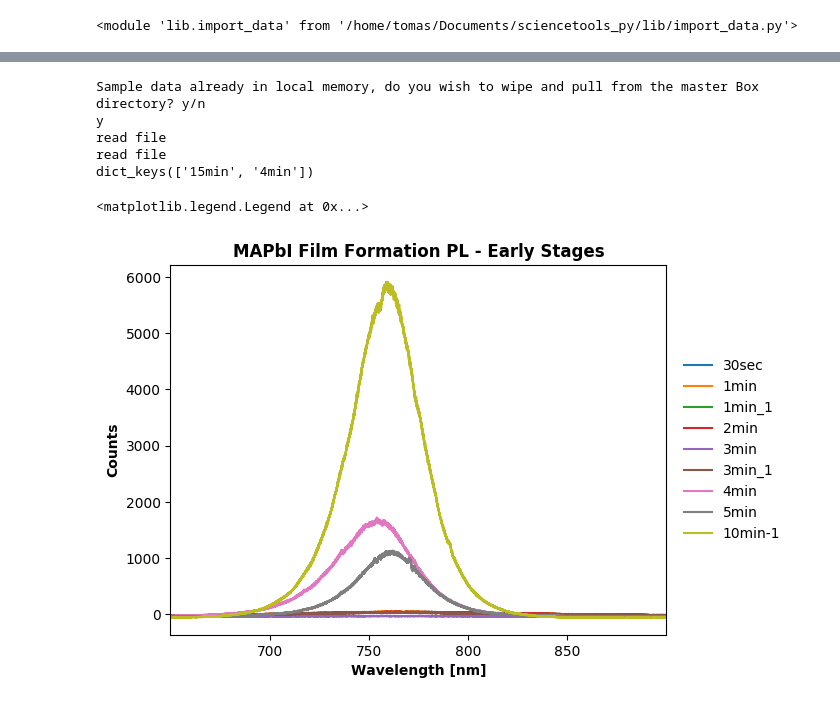
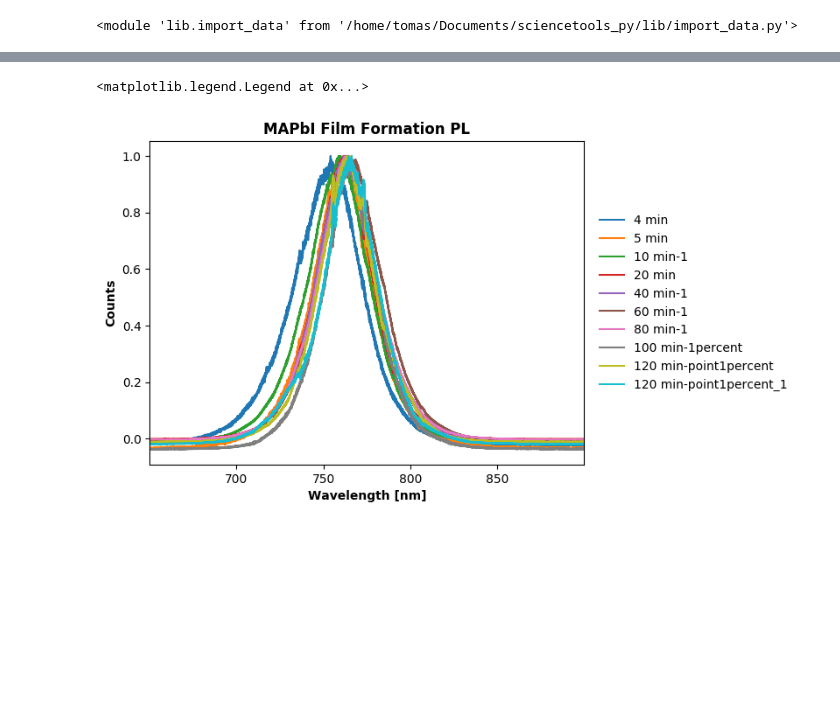
Before and after one commit to tomasbar/sciencetools_py, a Jupyter notebook: plotPL.ipynb, the cells around one changed output, grey strips where cells are left out. Drawn from its saved outputs; the diff is of its cells as text; code cells hidden in the pictures; blank space fills up the shorter version.

Commit message:
All plots working, log and normalized too

```diff
--- a/plotPL.ipynb
+++ b/plotPL.ipynb
@@ -86,65 +101,50 @@ read file
-# %%
-# Identify the folder(s) where the raw, original data is
-# Use a list to store multiple directories that you want ready to plot
-
-# ETB-048 Variables
-samples_dir_etb048 = "190904 ETB-048 MAPbI FF/"
-pl_data_dict_etb048 = import_data.init(flag, samples_dir_etb048)
-cypher_etb048 = (
-    "4min",
-    "15min",
-)
-
-print(pl_data_dict_etb048.keys())
-# %% [output]
-Sample data already in local memory, do you wish to wipe and pull from the master Box directory? y/n
-y
-read file
-read file
-dict_keys(['15min', '4min'])
 # %%
 fig = plt.figure(1)
 fig_ax = plt.gca()
 
 master_cypher = (
-    "30sec",
-    "1min",
-    "1min_1",
-    "2min",
-    "3min",
-    "3min_1",
+#     "30sec",
+#     "1min",
+#     "1min_1",
+#     "2min",
+#     "3min",
+#     "3min_1",
     "4min",
     "5min",
     "10min-1",
+    "20min",
+    "40min-1",
+#     "60min",
+    "60min-1",
+#     "60min-point1",
+    "80min-1",
+#     "100min",
+    "100min-1percent",
+#     "120min-1percent",
+    "120min-point1percent",
+    "120min-point1percent_1",
 )
 
-for key in master_cypher:
-    if key in pl_data_dict_etb046.keys():
-        plt.figure(1)
-        plt.plot(pl_data_dict_etb046[key]["wavelength"], pl_data_dict_etb046[key]["counts"],
-                 #abs(max(pl_data_dict_etb046[key]["counts"])),
-                 label=key)
-    elif key in pl_data_dict_etb047.keys():
-        plt.figure(1)
-        plt.plot(pl_data_dict_etb047[key]["wavelength"], pl_data_dict_etb047[key]["counts"],
-                 #abs(max(pl_data_dict_etb047[key]["counts"])),
-                 label=key)
-    elif key in pl_data_dict_etb048.keys():
-        plt.figure(1)
-        plt.plot(pl_data_dict_etb048[key]["wavelength"], pl_data_dict_etb048[key]["counts"],
-                 #abs(max(pl_data_dict_etb048[key]["counts"])),
-                 label=key)
+for sample_ID in master_cypher:
+    for run_ID in samples_dir.keys():
+        if sample_ID in pl_data[run_ID].keys():
+            plt.figure(1)
+            plt.plot(pl_data[run_ID][sample_ID]["wavelength"], pl_data[run_ID][sample_ID]["counts"]/
+                     abs(max(pl_data[run_ID][sample_ID]["counts"])),
+                     label=sample_ID.replace("min", " min"))
+        else:
+            pass
 
 plt.style.use('default')
 
 plt.xlabel("Wavelength [nm]", weight="semibold")
 plt.ylabel("Counts", weight="semibold")
 # fig_ax.set_yticklabels([])
-plt.xlim(min(pl_data_dict_etb046["1min"]["wavelength"]), max(pl_data_dict_etb046["1min"]["wavelength"]))
+plt.xlim(min(pl_data["etb046"]["1min"]["wavelength"]), max(pl_data["etb046"]["1min"]["wavelength"]))
 
-plt.title("MAPbI Film Formation PL - Early Stages",weight="semibold")
-plt.legend(loc='center left', bbox_to_anchor=(1.01, 0,.22,1),mode='expand', frameon=False)
+plt.title("MAPbI Film Formation PL",weight="semibold")
+plt.legend(loc='center left', bbox_to_anchor=(1.01, 0,.5,1),mode='expand', frameon=False)
 # %% [output]
 <matplotlib.legend.Legend at 0x...>
-[figure, old version]
+[figure, new version]
 # %%
```
Also changed, not shown: parts of 7 cells of this notebook, 8 other files.
